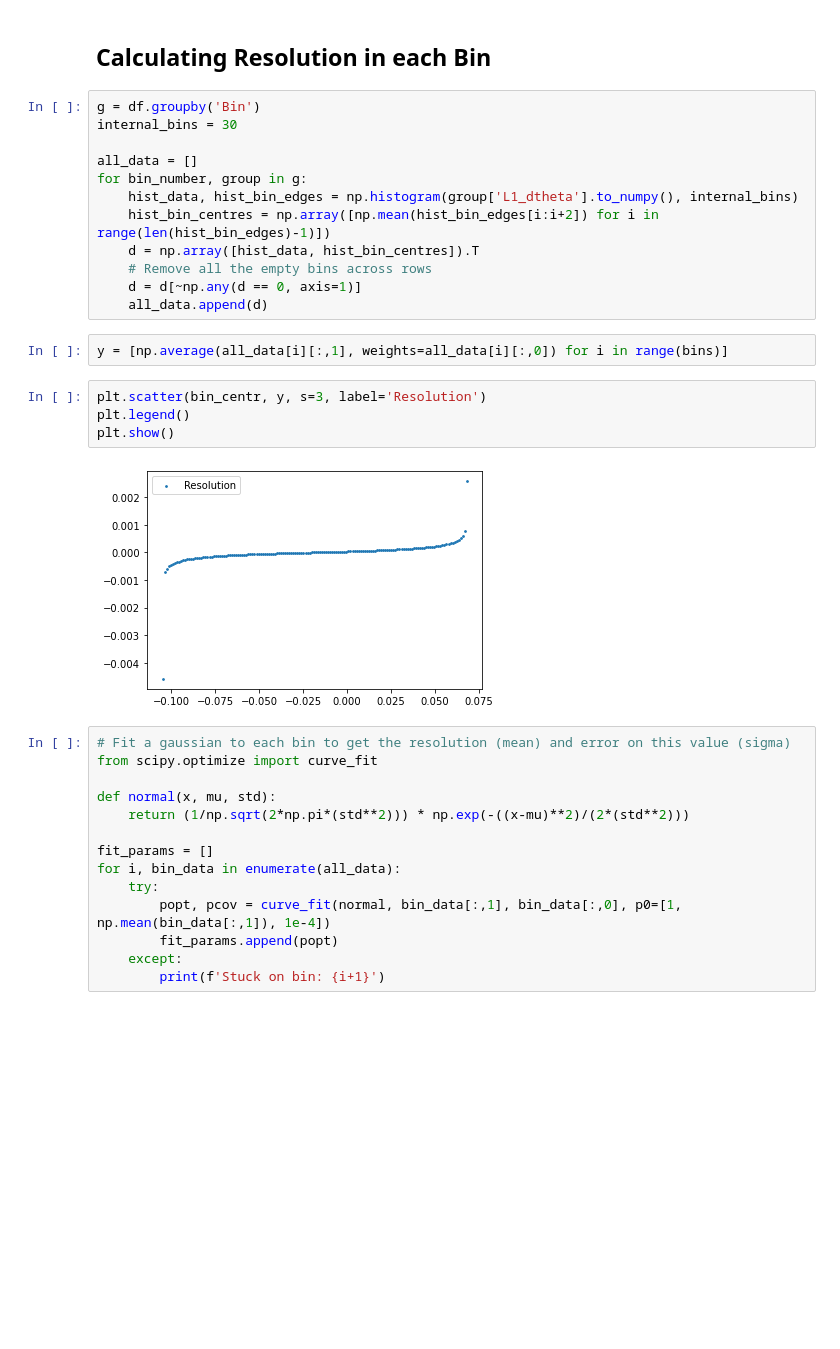
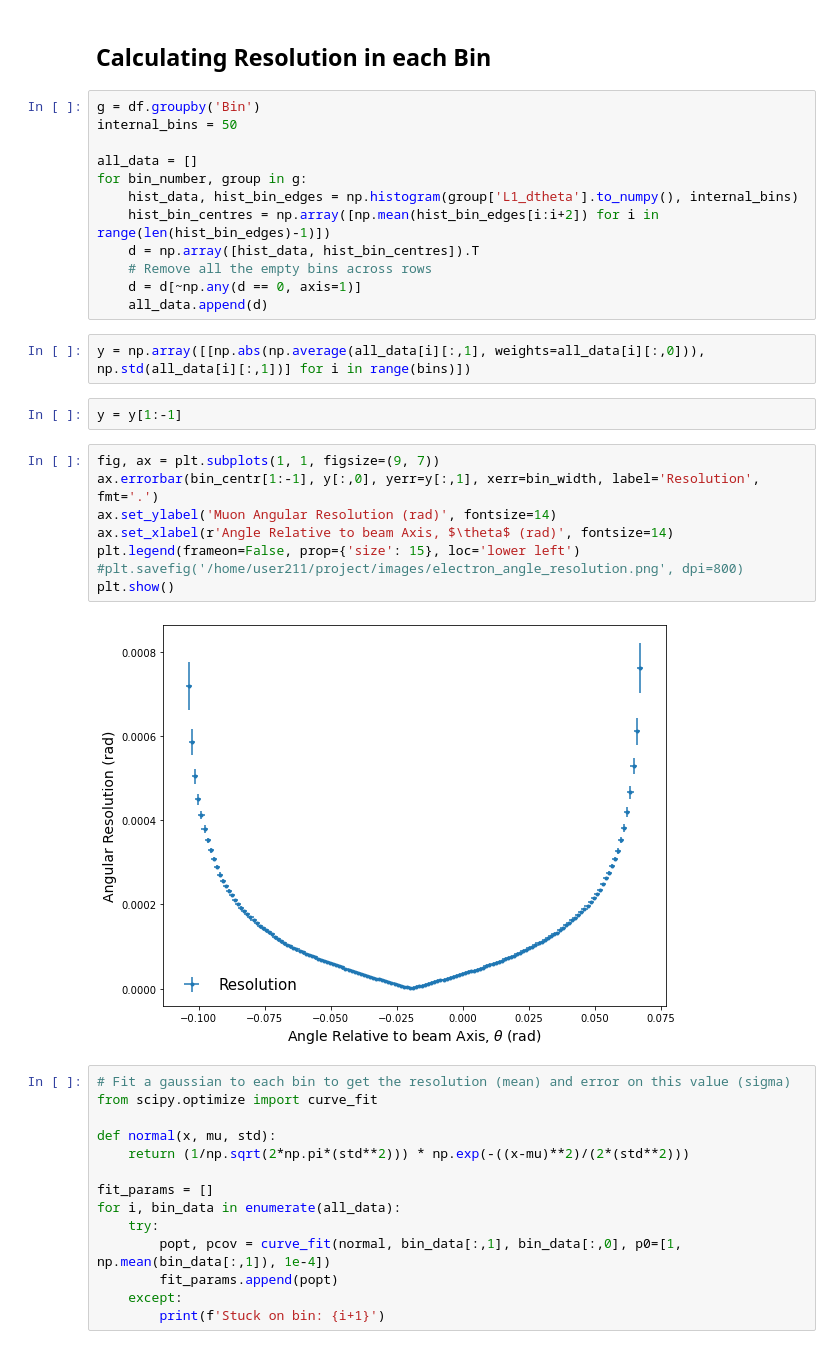
Before and after one commit to ChandlerKenworthy/Y4RareDecayProject, a Jupyter notebook: resolution/NewAngularResolution.ipynb, the cells around one changed output. Cells and saved outputs as stored; diff of their text form; blank space fills up the shorter version.

```diff
--- a/resolution/NewAngularResolution.ipynb
+++ b/resolution/NewAngularResolution.ipynb
@@ -52,7 +52,7 @@ df.dropna(axis=0, inplace=True)
 ## Calculating Resolution in each Bin
 # %%
 g = df.groupby('Bin')
-internal_bins = 30
+internal_bins = 50
 
 all_data = []
 for bin_number, group in g:
@@ -63,13 +63,19 @@ for bin_number, group in g:
     d = d[~np.any(d == 0, axis=1)]
     all_data.append(d)
 # %%
-y = [np.average(all_data[i][:,1], weights=all_data[i][:,0]) for i in range(bins)]
+y = np.array([[np.abs(np.average(all_data[i][:,1], weights=all_data[i][:,0])), np.std(all_data[i][:,1])] for i in range(bins)])
-# %%
-plt.scatter(bin_centr, y, s=3, label='Resolution')
-plt.legend()
-plt.show()
-# %% [output]
-[figure, removed]
+# %%
+y = y[1:-1]
+# %%
+fig, ax = plt.subplots(1, 1, figsize=(9, 7))
+ax.errorbar(bin_centr[1:-1], y[:,0], yerr=y[:,1], xerr=bin_width, label='Resolution', fmt='.')
+ax.set_ylabel('Muon Angular Resolution (rad)', fontsize=14)
+ax.set_xlabel(r'Angle Relative to beam Axis, $\theta$ (rad)', fontsize=14)
+plt.legend(frameon=False, prop={'size': 15}, loc='lower left')
+#plt.savefig('/home/user211/project/images/electron_angle_resolution.png', dpi=800)
+plt.show()
+# %% [output]
+[figure, added]
 # %%
 # Fit a gaussian to each bin to get the resolution (mean) and error on this value (sigma)
 from scipy.optimize import curve_fit
```
Also changed, not shown: 2 other files.
